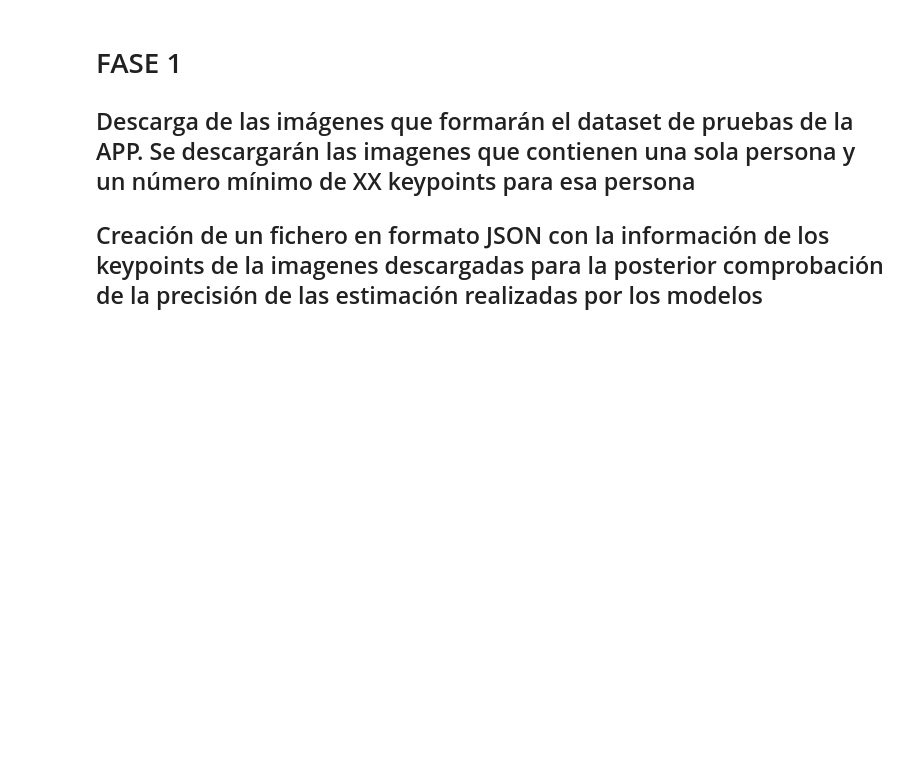
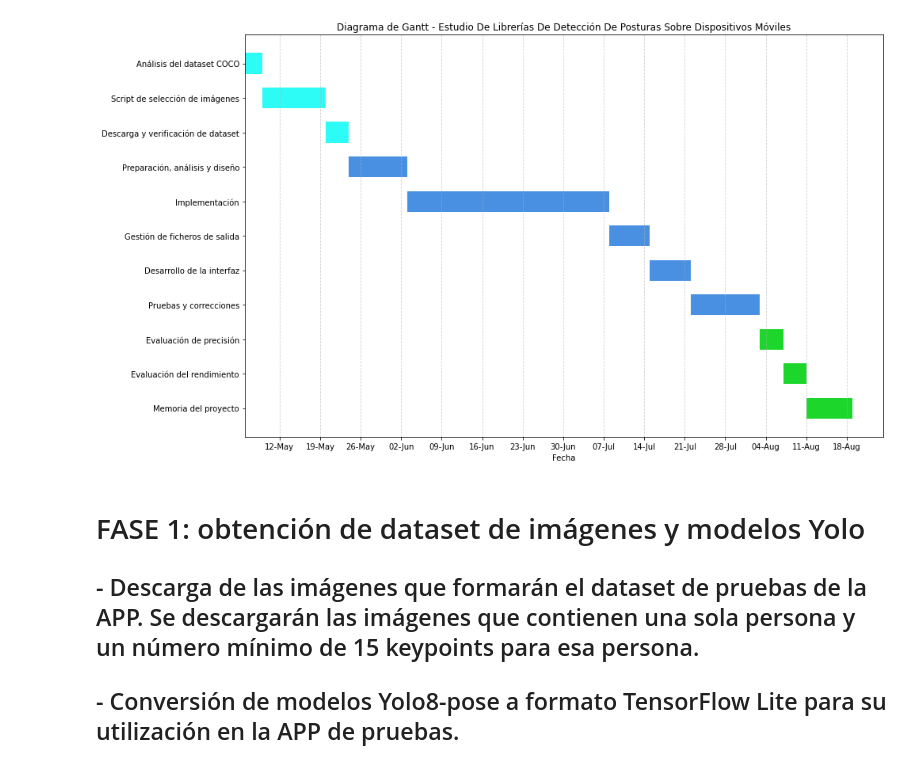
Before and after one commit to jr-gh/TFM, a Jupyter notebook: Notebook/TFM.ipynb, the cells around one changed output. Drawn from its saved outputs; the diff is of its cells as text; code cells hidden in the pictures; blank space fills up the shorter version.

```diff
--- a/Notebook/TFM.ipynb
+++ b/Notebook/TFM.ipynb
@@ -1,7 +5,73 @@
+# %%
+
+####################################################################################################
+# Generación de diagrama de Gantt para la fase de planificación
+####################################################################################################
+
+import matplotlib.pyplot as plt
+import matplotlib.dates as mdates
+from datetime import datetime, timedelta
+
+# Definimos el color de la fase 1
+colorCian = "#2dfcf6"
+# Definimos el color de la fase 2
+colorAzul = "#4a90e2"
+# Definimos el color de la fase 3
+colorVerde = "#1cd62b"
+
+# Definimos las fases completas del proyecto con descripción, fecha de inicio, duración en días y color en que se mostrarán
+infoFases = [
+    # FASE 1 – Preparación del dataset
+    ("Análisis del dataset COCO", "06-05-2025", 3, colorCian),
+    ("Script de selección de imágenes", "09-05-2025", 11, colorCian),
+    ("Descarga y verificación de dataset", "20-05-2025", 4, colorCian),
+
+    # FASE 2 – Desarrollo de la app
+    ("Preparación, análisis y diseño", "24-05-2025", 10, colorAzul),
+    ("Implementación", "03-06-2025", 35, colorAzul),
+    ("Gestión de ficheros de salida", "08-07-2025", 7, colorAzul),
+    ("Desarrollo de la interfaz", "15-07-2025", 7, colorAzul),
+    ("Pruebas y correcciones", "22-07-2025", 12, colorAzul),
+
+    # FASE 3 – Evaluación y análisis
+    ("Evaluación de precisión", "03-08-2025", 4, colorVerde),
+    ("Evaluación del rendimiento", "07-08-2025", 4, colorVerde),
+    ("Memoria del proyecto", "11-08-2025", 8, colorVerde)
+]
+
+# Leemos la información de las subfases de cada fase en variables
+nombreFase = [faseTemp[0] for faseTemp in infoFases]
+fechaIniFase = [datetime.strptime(faseTemp[1], "%d-%m-%Y") for faseTemp in infoFases]
+duracionFase = [faseTemp[2] for faseTemp in infoFases]
+colorFase = [faseTemp[3] for faseTemp in infoFases]
+
+# Creamos el gráfico Gantt
+fig, ax = plt.subplots(figsize=(14, 8))
+
+for i, (fechaIniTemp, duracionTemp, colorTemp) in enumerate(zip(fechaIniFase, duracionFase, colorFase)):
+    ax.barh(i, duracionTemp, left=fechaIniTemp, height=0.6, color=colorTemp)
+
+# Añadimos las fechas en eje X
+ax.xaxis_date()
+ax.xaxis.set_major_locator(mdates.WeekdayLocator(byweekday=mdates.MO))
+ax.xaxis.set_major_formatter(mdates.DateFormatter("%d-%b"))
+
+# Añadimos las subfases en eje Y
+ax.set_yticks(range(len(infoFases)))
+ax.set_yticklabels(nombreFase)
+ax.invert_yaxis()
+ax.set_title("Diagrama de Gantt - Estudio De Librerías De Detección De Posturas Sobre Dispositivos Móviles")
+ax.set_xlabel("Fecha")
+ax.grid(True, which='both', axis='x', linestyle='--', alpha=0.6)
+
+plt.tight_layout()
+plt.show()
+# %% [output]
+[figure, added]
 # %% [markdown]
-# FASE 1
+# FASE 1: obtención de dataset de imágenes y modelos Yolo
 
-## Descarga de las imágenes que formarán el dataset de pruebas de la APP. Se descargarán las imagenes que contienen una sola persona y un número mínimo de XX keypoints para esa persona
+## - Descarga de las imágenes que formarán el dataset de pruebas de la APP. Se descargarán las imágenes que contienen una sola persona y un número mínimo de 15 keypoints para esa persona.
 
-## Creación de un fichero en formato JSON con la información de los keypoints de la imagenes descargadas para la posterior comprobación de la precisión de las estimación realizadas por los modelos
+## - Conversión de modelos Yolo8-pose a formato TensorFlow Lite para su utilización en la APP de pruebas.
 # %%
```
Also changed, not shown: parts of 20 cells of this notebook.
